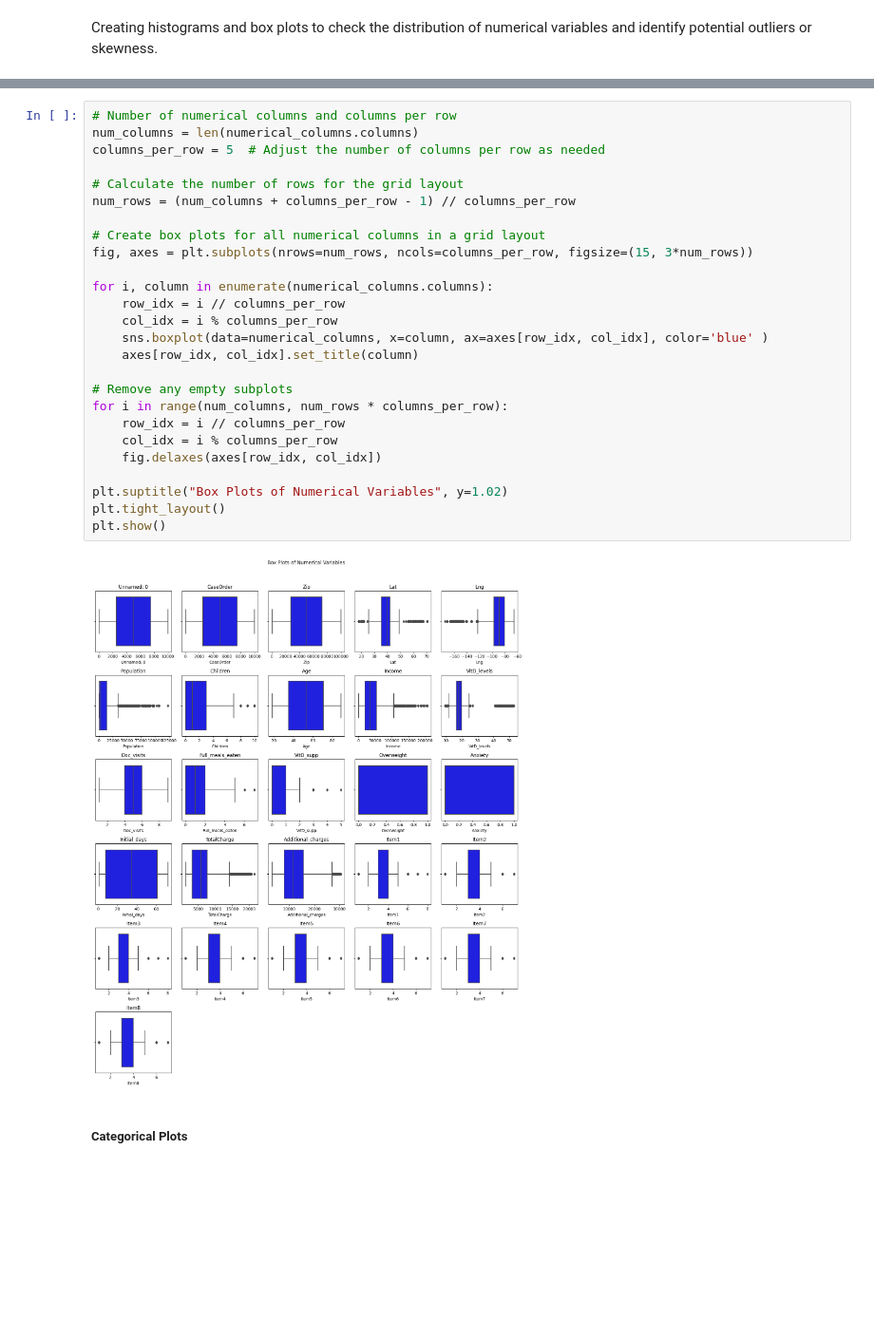
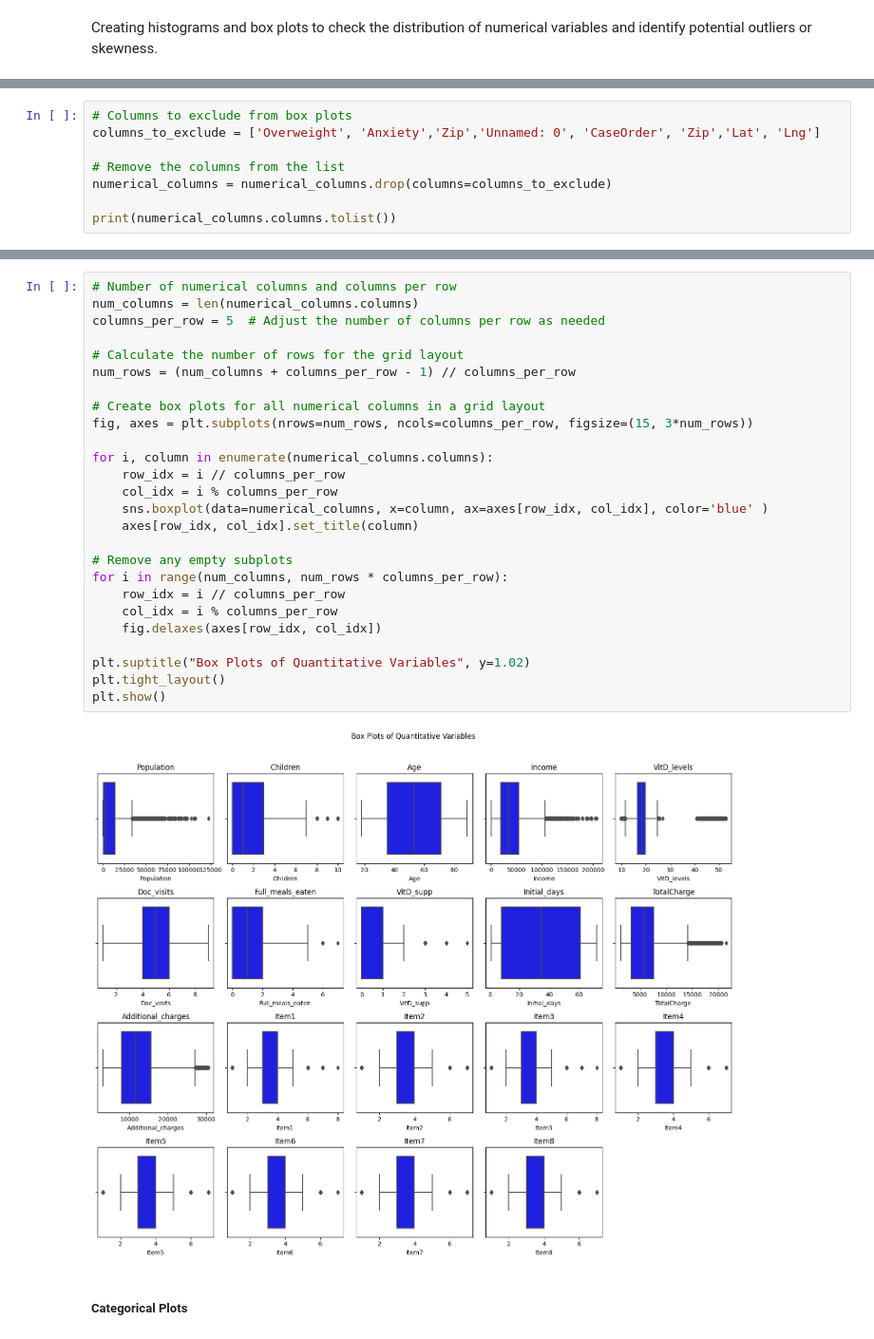
Before and after one commit to nestrada79/MSDA, a Jupyter notebook: D206/D206.ipynb, the cells around one changed output, grey strips where cells are left out. Shown at 95% size. Saved outputs shown, nothing was run; the diff lists cells and outputs as text; blank space fills up the shorter version.

```diff
--- a/D206/D206.ipynb
+++ b/D206/D206.ipynb
@@ -360,3 +343,11 @@ plt.tight_layout()
 plt.show()
 # %% [output]
 [figure]
+# %%
+# Columns to exclude from box plots
+columns_to_exclude = ['Overweight', 'Anxiety','Zip','Unnamed: 0', 'CaseOrder', 'Zip','Lat', 'Lng']
+
+# Remove the columns from the list
+numerical_columns = numerical_columns.drop(columns=columns_to_exclude)
+
+print(numerical_columns.columns.tolist())
@@ -363,31 +356,31 @@ plt.show()
 # %%
 # Number of numerical columns and columns per row
 num_columns = len(numerical_columns.columns)
 columns_per_row = 5  # Adjust the number of columns per row as needed
 
 # Calculate the number of rows for the grid layout
 num_rows = (num_columns + columns_per_row - 1) // columns_per_row
 
 # Create box plots for all numerical columns in a grid layout
 fig, axes = plt.subplots(nrows=num_rows, ncols=columns_per_row, figsize=(15, 3*num_rows))
 
 for i, column in enumerate(numerical_columns.columns):
     row_idx = i // columns_per_row
     col_idx = i % columns_per_row
     sns.boxplot(data=numerical_columns, x=column, ax=axes[row_idx, col_idx], color='blue' )
     axes[row_idx, col_idx].set_title(column)
 
 # Remove any empty subplots
 for i in range(num_columns, num_rows * columns_per_row):
     row_idx = i // columns_per_row
     col_idx = i % columns_per_row
     fig.delaxes(axes[row_idx, col_idx])
 
-plt.suptitle("Box Plots of Numerical Variables", y=1.02)
+plt.suptitle("Box Plots of Quantitative Variables", y=1.02)
 plt.tight_layout()
 plt.show()
 # %% [output]
-[figure, old version]
+[figure, new version]
 # %% [markdown]
 ##### **Categorical Plots**
 # %% [markdown]
```
Also changed, not shown: parts of 39 cells of this notebook.
